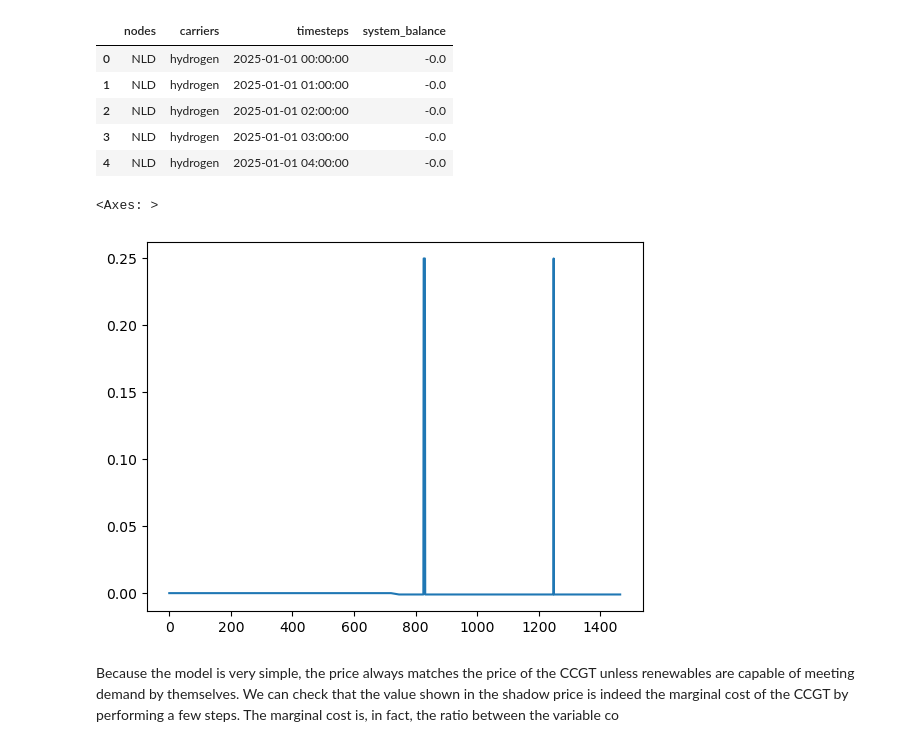
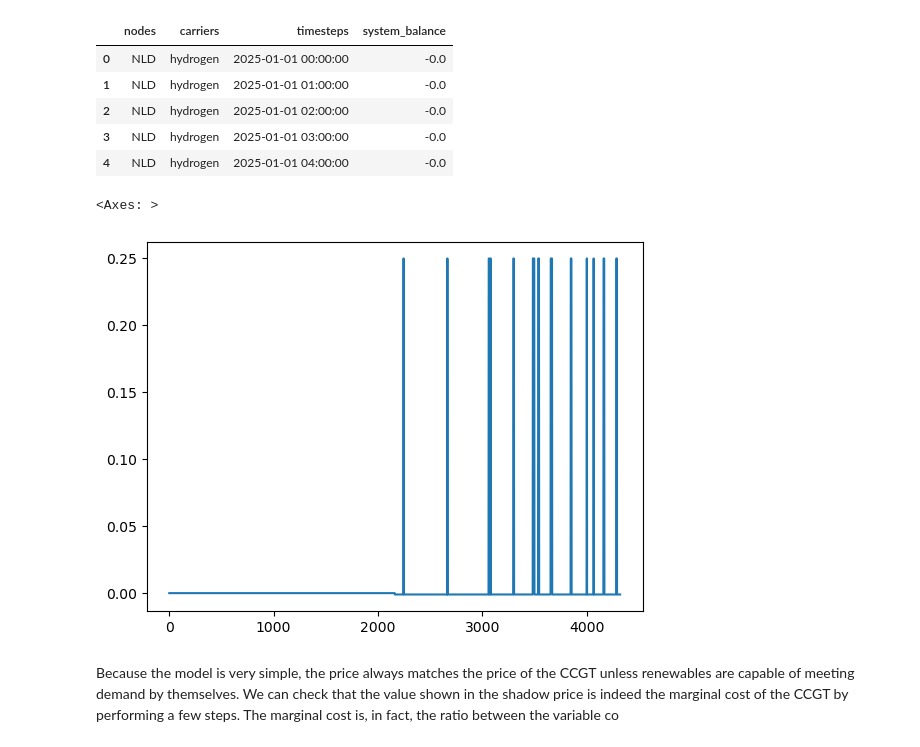
Before and after one commit to Maxxus33/SEN1531_Integrated_Energy_sys, a Jupyter notebook: calliope_integrated/model_starter_toolkit/calliope_model/model_run.ipynb, the cells around one changed output. Drawn from its saved outputs; the diff is of its cells as text; code cells hidden in the pictures.

```diff
--- a/calliope_integrated/model_starter_toolkit/calliope_model/model_run.ipynb
+++ b/calliope_integrated/model_starter_toolkit/calliope_model/model_run.ipynb
@@ -85,12 +85,12 @@ balance_price.head()
 | 4 | NLD | hydrogen | 2025-01-01 04:00:00 | -0.0 |
 # %%
 # Create a Date Range to select a few days in November to inspect visually
-days_of_interest = pd.date_range('2025-01-01','2025-01-31',freq='h')
+days_of_interest = pd.date_range('2025-01-01','2025-12-31',freq='h')
 # Plot the days of interest
 balance_price['system_balance'].loc[balance_price['timesteps'].isin(days_of_interest)].plot()
 # %% [output]
 <Axes: >
-[figure, old version]
+[figure, new version]
 # %% [markdown]
 Because the model is very simple, the price always matches the price of the CCGT unless renewables are capable of meeting demand by themselves. We can check that the value shown in the shadow price is indeed the marginal cost of the CCGT by performing a few steps. The marginal cost is, in fact, the ratio between the variable co
 # %%
```
Also changed, not shown: parts of 24 cells of this notebook.
